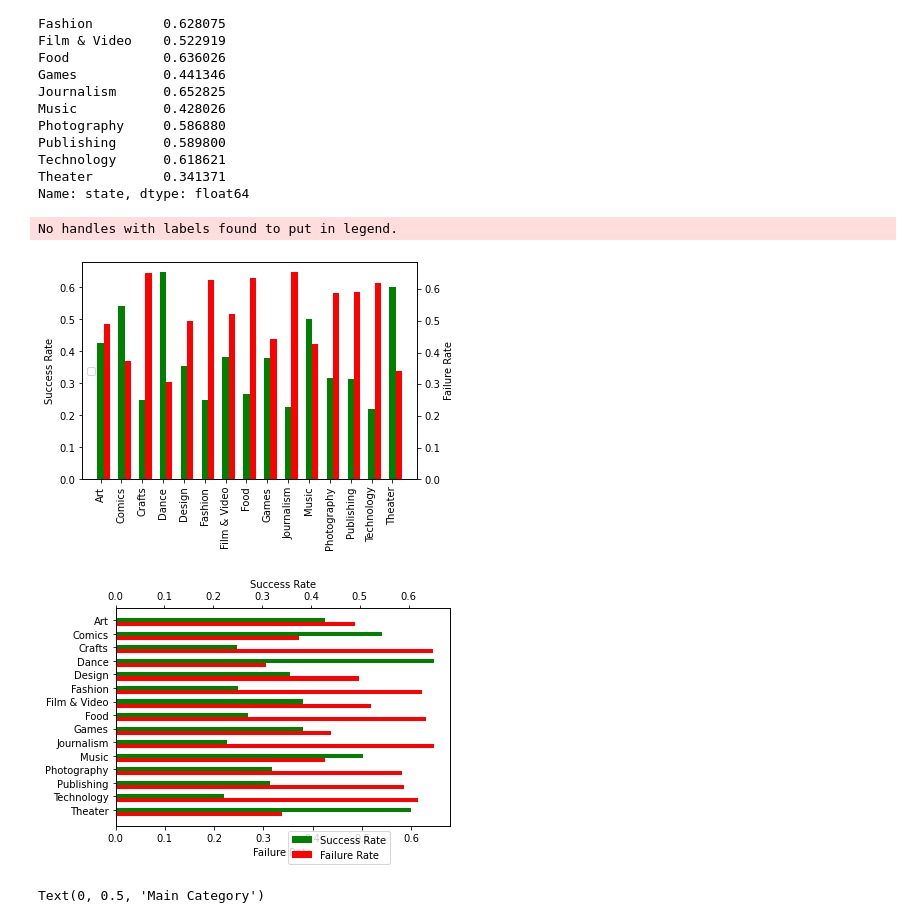
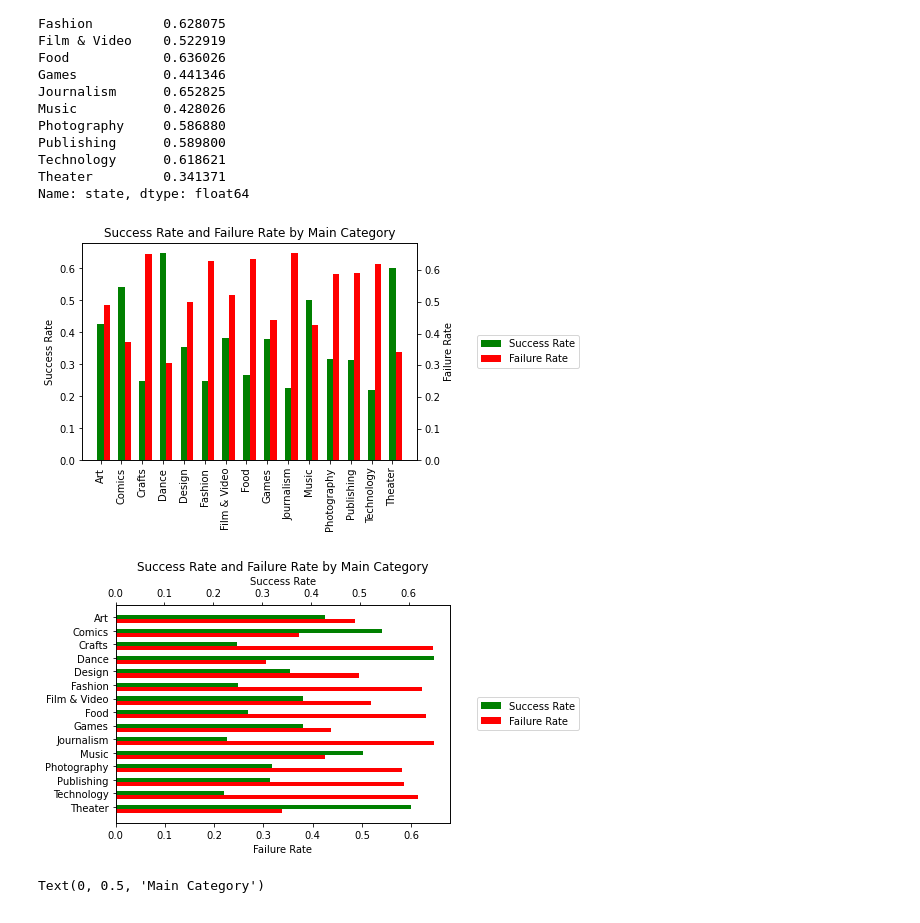
Before and after one commit to TheAidanAu/kickstarter, a Jupyter notebook: EDA2_Kickstaerter.ipynb, the cells around one changed output. Drawn from its saved outputs; the diff is of its cells as text; code cells hidden in the pictures.

Commit message:
Moved the legend outside of the Success&Fail Rate Subplots

```diff
--- a/EDA2_Kickstaerter.ipynb
+++ b/EDA2_Kickstaerter.ipynb
@@ -835,33 +835,30 @@ Name: state, dtype: float64
 # %%
 #You can do side by side but it's much harder
 import numpy as np # We're going to import np for np.arange().
 # np.arange(10) is similar to range(10), and it allows us to shift
 # each value in it by the bar width as you can see below.
 main_cat_axis = np.arange(15)
 
 # We need to create subplots in order to overlay two bar plots
 # with proper axes on the left hand side and the right hand side.
 fig, ax1 = plt.subplots()
+plt.title('Success Rate and Failure Rate by Main Category')
 
 width = 0.3 # This is the width of each bar in the bar plot.
 plt.xticks(main_cat_axis, df_success_subplot.index, rotation='vertical')
 axis_success_rate = ax1.bar(main_cat_axis, df_success_subplot.values, width,color='green') # for the legend
 plt.ylabel('Success Rate') #y-asix label on the left
 
 # ax1.twinx() gives us the same x-axis with the y-axis on the right.
 ax2 = ax1.twinx()
 axis_failure_rate = ax2.bar(main_cat_axis + width, df_fail_subplot.values,
               width, color='red') # for the legend
 plt.ylabel('Failure Rate') #y-asix label on the right
-#plt.legend([axis_success_rate, axis_failure_rate],['Success Rate', 'Failure Rate'],loc='upper right')
-#plt.legend(bbox_to_anchor=(1.05, 1.0), loc='upper left')
-plt.legend(loc='center left)
-##Google how to move hte legend out later ## Royce
 fig = plt.gcf() # get current figure
+plt.legend([axis_success_rate, axis_failure_rate],['Success Rate', 'Failure Rate'],loc='upper right', bbox_to_anchor=(1.5, 0.6))
 plt.show()
 # %% [output]
-No handles with labels found to put in legend.
-[figure, old version]
+[figure, new version]
 # %%
 #You can do side by side but it's much harder
 import numpy as np # We're going to import np for np.arange().
@@ -872,6 +869,7 @@ main_cat_axis = np.arange(15,0,-1)
 # We need to create subplots in order to overlay two bar plots
 # with proper axes on the left hand side and the right hand side.
 fig, ax1 = plt.subplots()
+plt.title('Success Rate and Failure Rate by Main Category')
 
 height = -0.3 # This is the width of each bar in the bar plot.
 plt.yticks(main_cat_axis, df_success_subplot.index, rotation='horizontal')
@@ -888,9 +886,10 @@ plt.xlabel('Success Rate') #y-asix label on the left
 plt.legend([axis_success_rate,axis_failure_rate],
            ['Success Rate','Failure Rate'],bbox_to_anchor=(0.5, 0), loc='upper left', ncol=1)
 fig = plt.gcf() # get current figure
+plt.legend([axis_success_rate, axis_failure_rate],['Success Rate', 'Failure Rate'],loc='upper right', bbox_to_anchor=(1.4, 0.6))
 plt.show()
 # %% [output]
-[figure, old version]
+[figure, new version]
 # %%
 plt.title('Net Success Rate by Main Category')
 plt.xlabel('Net Success Rate=Success Rate Minus Failure Rate')
```
